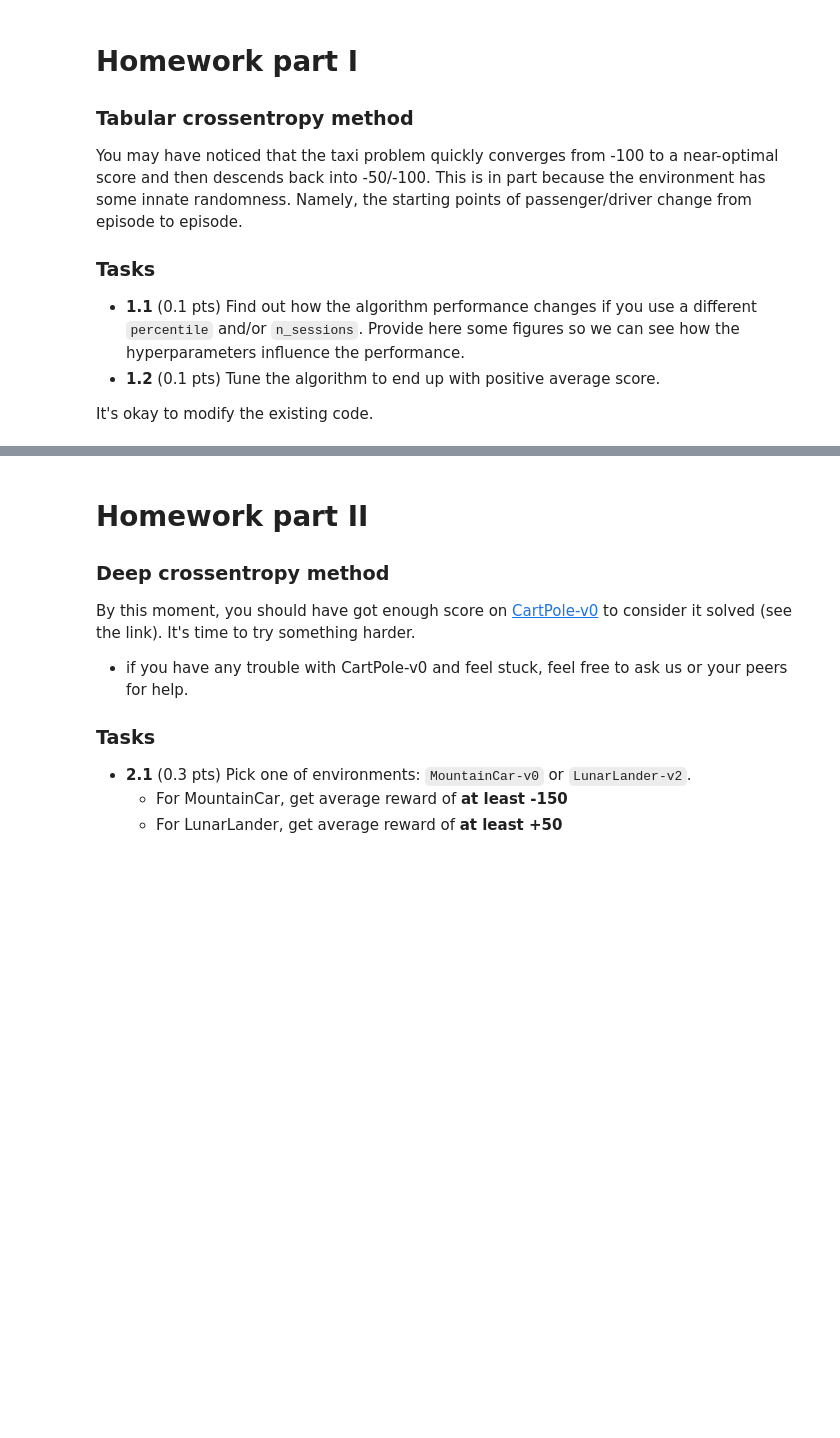
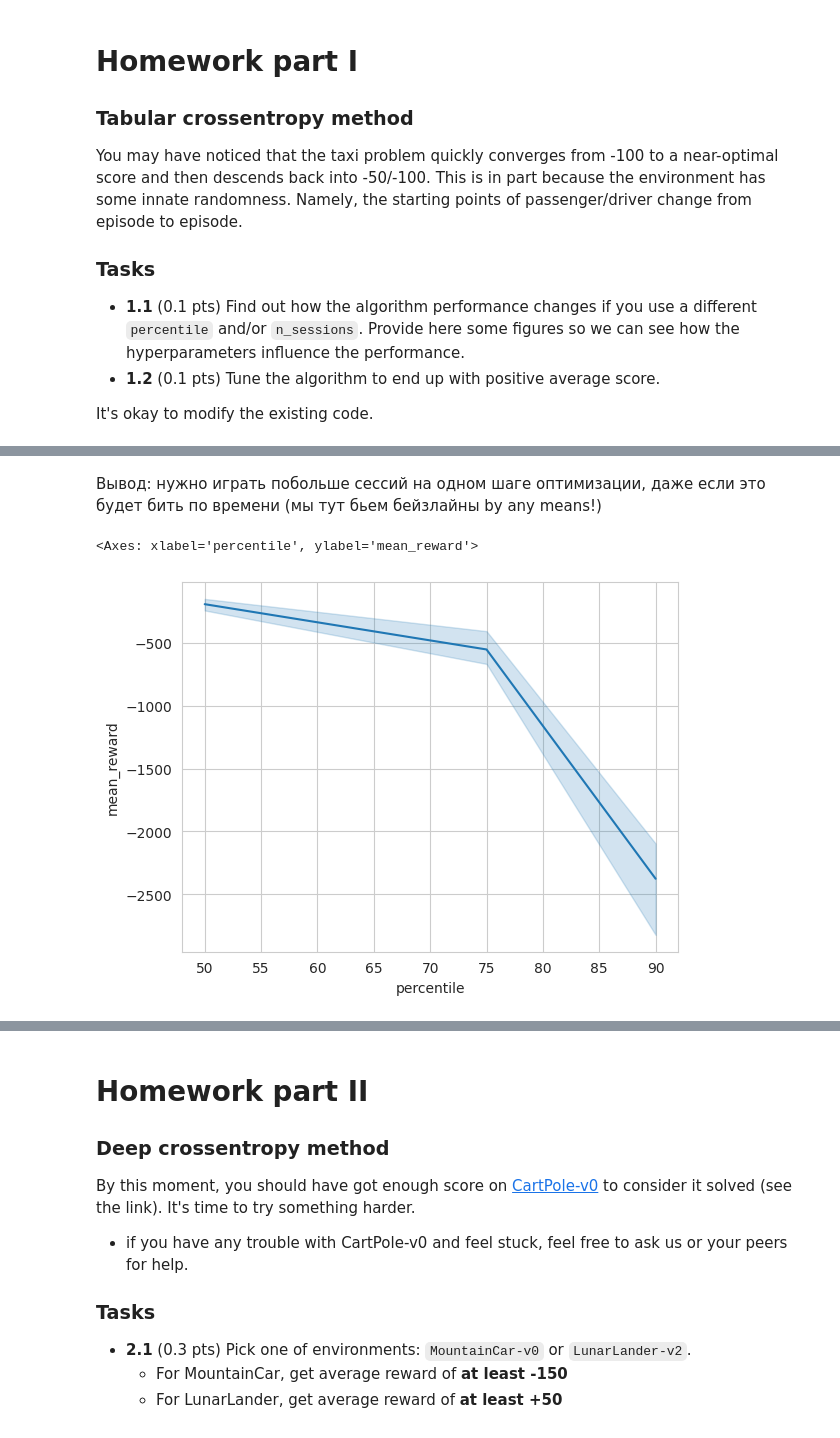
Before and after one commit to voorhs/rl, a Jupyter notebook: hw1/deep_crossentropy_method.ipynb, the cells around one changed output, grey strips where cells are left out. Cells and saved outputs as stored; diff of their text form; code cells hidden in the pictures; blank space fills up the shorter version.

```diff
--- a/hw1/deep_crossentropy_method.ipynb
+++ b/hw1/deep_crossentropy_method.ipynb
@@ -358,0 +395,9 @@ json.dump(logs, open('logs.json', 'w'))
+# %% [markdown]
+Вывод: нужно играть побольше сессий на одном шаге оптимизации, даже если это будет бить по времени (мы тут бьем бейзлайны by any means!)
+# %%
+mask = df.n_sessions == 256
+sns.lineplot(data=df[mask], x='percentile', y='mean_reward')
+# df[mask].head()
+# %% [output]
+<Axes: xlabel='percentile', ylabel='mean_reward'>
+[figure, added]
```
Also changed, not shown: parts of 12 cells of this notebook, 2 other files.
